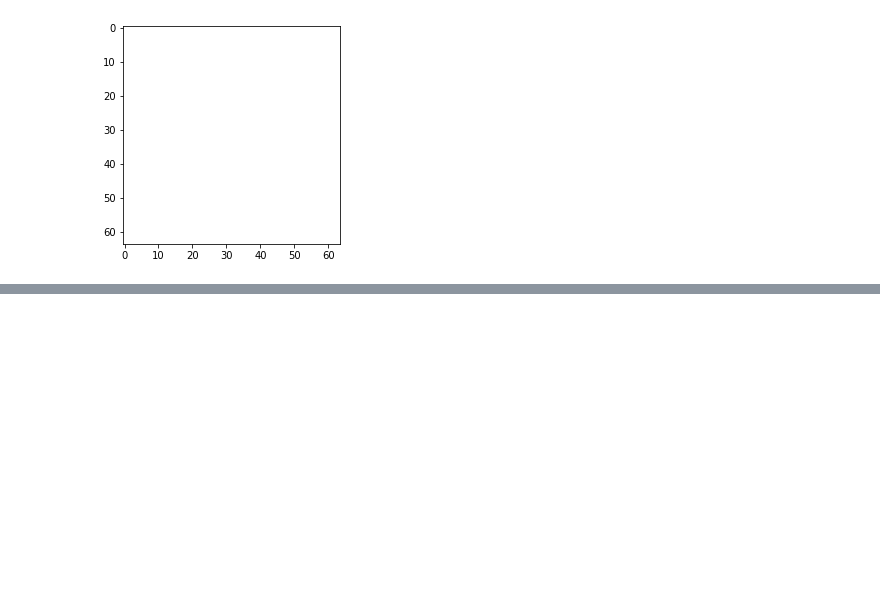
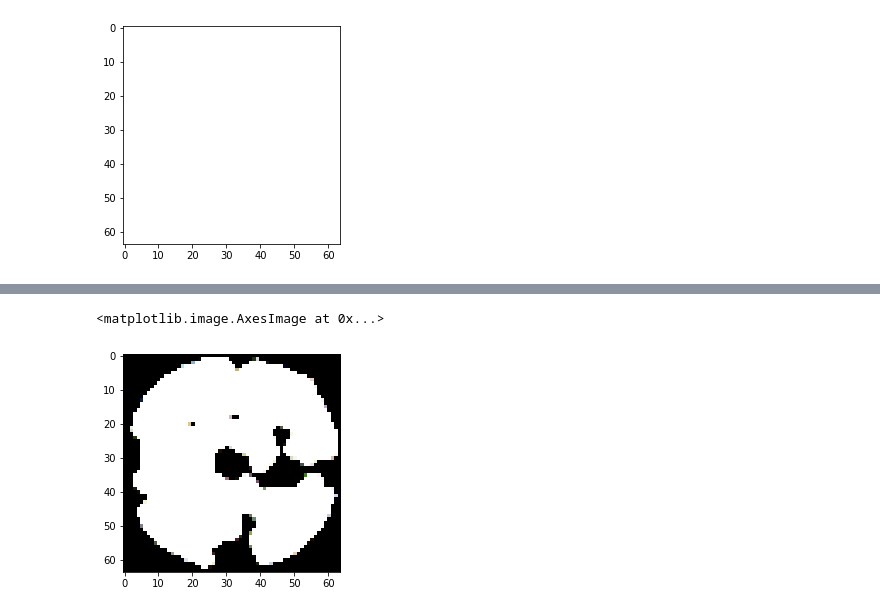
Before and after one commit to dirudiez/TFM_DiegoRudiez, a Jupyter notebook: AutoencoderBasico_64.ipynb, the cells around one changed output, grey strips where cells are left out. Cells and saved outputs as stored; diff of their text form; code cells hidden in the pictures; blank space fills up the shorter version.

```diff
--- a/AutoencoderBasico_64.ipynb
+++ b/AutoencoderBasico_64.ipynb
@@ -179,0 +340,33 @@ plt.imshow(decoded_imgs[0])
+# %%
+inputs = tf.keras.Input(shape=(64, 64, 3), name='input_layer')
+# Conv Block 1 -> BatchNorm->leaky Relu
+encoded = tf.keras.layers.Conv2D(32, kernel_size=3, strides= 1, padding='same', name='conv_1')(inputs)
+encoded = tf.keras.layers.BatchNormalization(name='batchnorm_1')(encoded)
+encoded = tf.keras.layers.LeakyReLU(name='leaky_relu_1')(encoded)
+# Conv Block 2 -> BatchNorm->leaky Relu
+encoded = tf.keras.layers.Conv2D(64, kernel_size=3, strides= 2, padding='same', name='conv_2')(encoded)
+encoded = tf.keras.layers.BatchNormalization(name='batchnorm_2')(encoded)
+encoded = tf.keras.layers.LeakyReLU(name='leaky_relu_2')(encoded)
+# Conv Block 3 -> BatchNorm->leaky Relu
+encoded = tf.keras.layers.Conv2D(64, kernel_size=3, strides=2, padding='same', name='conv_3')(encoded)
+encoded = tf.keras.layers.BatchNormalization(name='batchnorm_3')(encoded)
+encoded = tf.keras.layers.LeakyReLU(name='leaky_relu_3')(encoded)
+#Decoder
+# DeConv Block 1-> BatchNorm->leaky Relu
+decoded = tf.keras.layers.Conv2DTranspose(64, 3, strides= 1, padding='same',name='conv_transpose_1')(encoded)
+decoded = tf.keras.layers.BatchNormalization(name='batchnorm_4')(decoded)
+decoded = tf.keras.layers.LeakyReLU(name='leaky_relu_4')(decoded)
+# DeConv Block 2-> BatchNorm->leaky Relu
+decoded = tf.keras.layers.Conv2DTranspose(64, 3, strides= 2, padding='same', name='conv_transpose_2')(decoded)
+decoded = tf.keras.layers.BatchNormalization(name='batchnorm_5')(decoded)
+decoded = tf.keras.layers.LeakyReLU(name='leaky_relu_5')(decoded)
+# DeConv Block 3-> BatchNorm->leaky Relu
+decoded = tf.keras.layers.Conv2DTranspose(32, 3, 2, padding='same', name='conv_transpose_3')(decoded)
+decoded = tf.keras.layers.BatchNormalization(name='batchnorm_6')(decoded)
+decoded = tf.keras.layers.LeakyReLU(name='leaky_relu_6')(decoded)
+# output
+outputs = tf.keras.layers.Conv2DTranspose(3, 3, 1,padding='same', activation='sigmoid', name='conv_transpose_4')(decoded)
+# %%
+autoencoder = tf.keras.Model(inputs, outputs)
+optimizer = tf.keras.optimizers.Adam(lr = 0.0005)
+autoencoder.compile(optimizer=optimizer, loss='binary_crossentropy')
@@ -179,0 +393,7 @@ plt.imshow(decoded_imgs[0])
+# %%
+hist=autoencoder.fit(normalTrain, normalTrain,
+                epochs=50,
+                batch_size=128,
+                shuffle=True,
+                validation_data=(normalVal, normalVal)
+                )
@@ -179,0 +418,7 @@ plt.imshow(decoded_imgs[0])
+# %%
+predicts = autoencoder.predict(normalTest)
+# %%
+plt.imshow(predicts[5])
+# %% [output]
+<matplotlib.image.AxesImage at 0x...>
+[figure, added]
```
Also changed, not shown: parts of 26 cells of this notebook.
